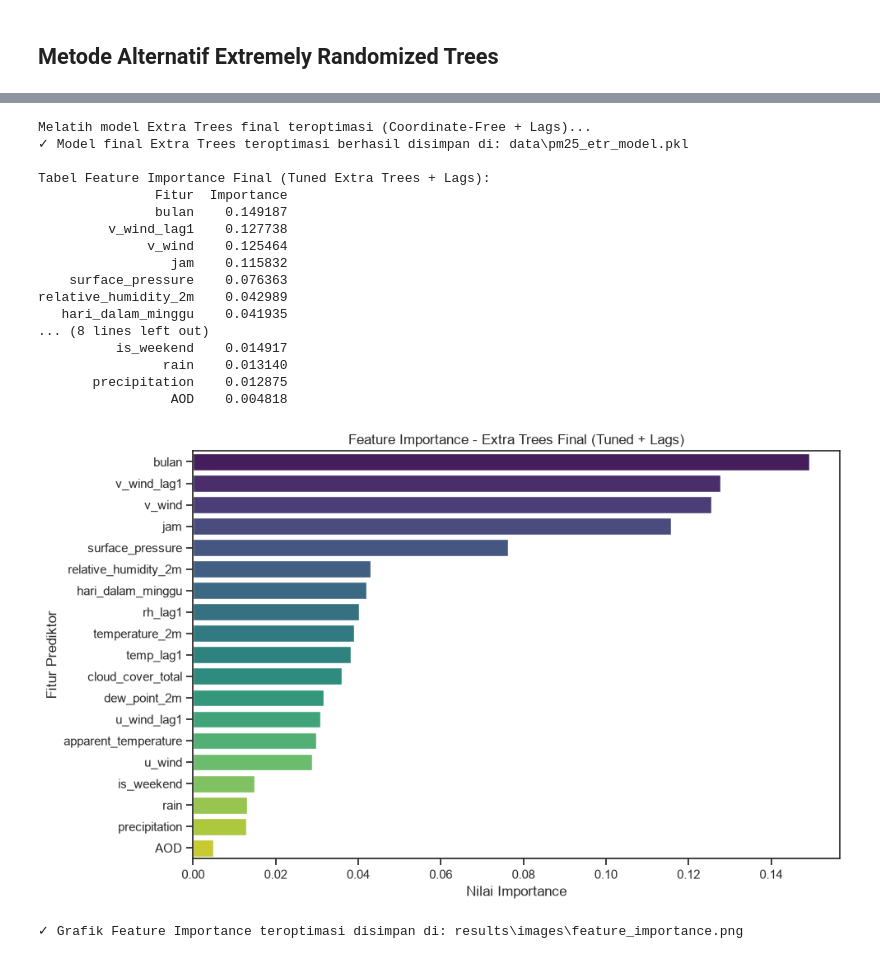
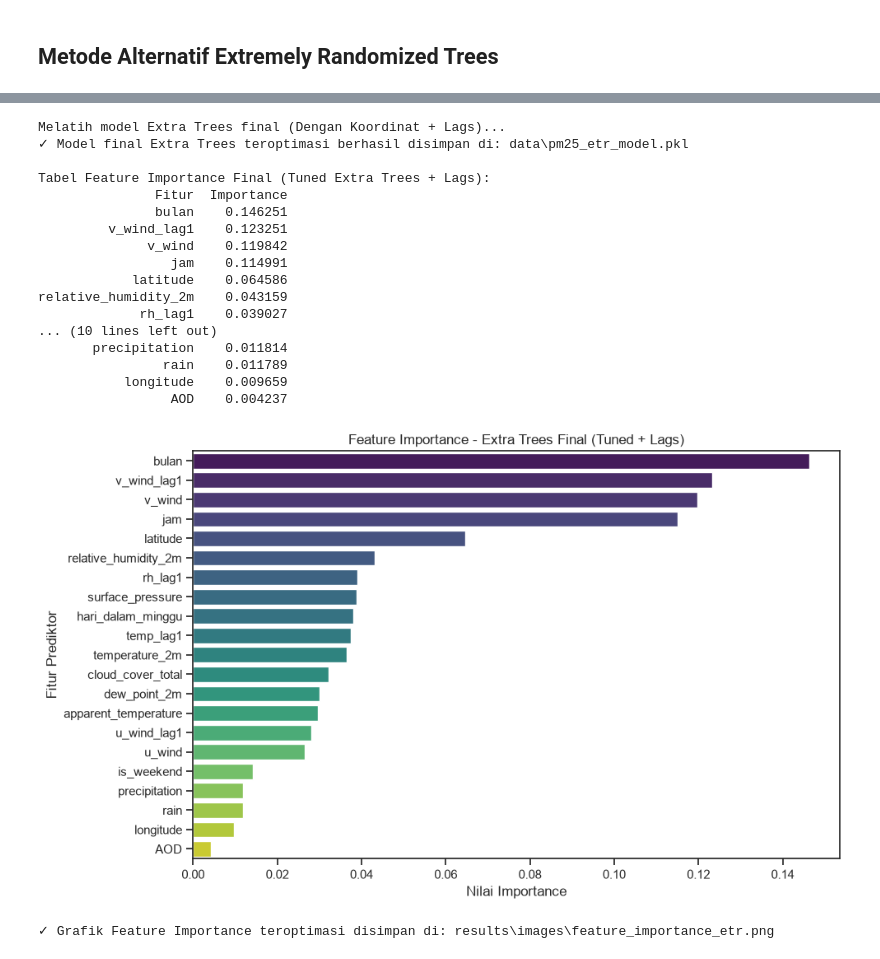
Before and after one commit to CAPS-26/spatial-pm25-estimator, a Jupyter notebook: 04_Modeling_RFR.ipynb, the cells around one changed output, grey strips where cells are left out. Cells and saved outputs as stored; diff of their text form; code cells hidden in the pictures.

```diff
--- a/04_Modeling_RFR.ipynb
+++ b/04_Modeling_RFR.ipynb
@@ -360,7 +365,7 @@ RATA-RATA GLOBAL TEROPTIMASI: R2 = 0.2320 | RMSE = 26.84 µg/m³ | MAE = 20.02
 =================================================================
 # %%
 # =================================================================
-# CELL FINAL: MELATIH MODEL EXTRA TREES TEROPTIMAL + LAG
+# CELL FINAL: MELATIH MODEL EXTRA TREES DENGAN KOORDINAT + LAGS
 # =================================================================
 from sklearn.ensemble import ExtraTreesRegressor
 import joblib
@@ -377,8 +382,9 @@ df_lag['rh_lag1'] = df_lag.groupby('stasiun')['relative_humidity_2m'].shift(1)
 # Hapus baris pertama setiap stasiun yang bernilai NaN hasil shifting
 df_lag = df_lag.dropna(subset=['v_wind_lag1', 'u_wind_lag1', 'temp_lag1', 'rh_lag1']).reset_index(drop=True)
 
-# 3. Definisikan prediktor final tanpa koordinat tetapi dengan lag cuaca
-features_with_lags = [
+# 3. Definisikan prediktor final lengkap DENGAN koordinat dan lag cuaca
+features_with_coords_lags = [
+    'latitude', 'longitude',                             # Masukkan koordinat
     'temperature_2m', 'apparent_temperature', 'relative_humidity_2m',
     'dew_point_2m', 'precipitation', 'rain', 'surface_pressure',
     'cloud_cover_total', 'u_wind', 'v_wind', 'jam', 'bulan',
@@ -387,11 +393,11 @@ features_with_lags = [
 ]
 target = 'PM2.5'
 
-# 4. Latih model final EXTRA TREES pada SELURUH data stasiun menggunakan parameter terbaik GridSearch Anda
-X_final = df_lag[features_with_lags]
+# 4. Latih model final EXTRA TREES pada SELURUH data stasiun menggunakan parameter terbaik
+X_final = df_lag[features_with_coords_lags]
 y_final = df_lag[target]
 
-print("Melatih model Extra Trees final teroptimasi (Coordinate-Free + Lags)...")
+print("Melatih model Extra Trees final (Dengan Koordinat + Lags)...")
 final_model = ExtraTreesRegressor(
     n_estimators=200,
     max_depth=None,
@@ -402,61 +408,61 @@ final_model = ExtraTreesRegressor(
 )
 final_model.fit(X_final, y_final)
 
-# 5. Simpan model terlatih ke disk (menggunakan nama file pkl lama agar sinkron dengan Phase 5)
-model_output_path = os.path.join('data', 'pm25_etr_model.pkl')
-joblib.dump(final_model, model_output_path)
-print(f"✓ Model final Extra Trees teroptimasi berhasil disimpan di: {model_output_path}")
+# 5. Simpan model terlatih ke disk (.pkl)
+etr_output_path = os.path.join('data', 'pm25_etr_model.pkl')
+joblib.dump(final_model, etr_output_path)
+print(f"✓ Model final Extra Trees teroptimasi berhasil disimpan di: {etr_output_path}")
 
 # 6. Hitung Feature Importance
 importances = final_model.feature_importances_
 indices = np.argsort(importances)[::-1]
 
 df_importance = pd.DataFrame({
-    'Fitur': [features_with_lags[i] for i in indices],
+    'Fitur': [features_with_coords_lags[i] for i in indices],
     'Importance': [importances[i] for i in indices]
 })
 
 print("\nTabel Feature Importance Final (Tuned Extra Trees + Lags):")
 print(df_importance.to_string(index=False))
 
 # 7. Visualisasikan Feature Importance (Bebas dari Warning Seaborn)
 plt.figure(figsize=(10, 6))
 sns.barplot(
     x='Importance',
     y='Fitur',
     data=df_importance,
     palette='viridis',
     hue='Fitur',          # Menghindari FutureWarning
     legend=False          # Menghindari FutureWarning
 )
 plt.title('Feature Importance - Extra Trees Final (Tuned + Lags)')
 plt.xlabel('Nilai Importance')
 plt.ylabel('Fitur Prediktor')
 plt.tight_layout()
 
 # Simpan grafik feature importance terbaru
-image_output_path = os.path.join('results', 'images', 'feature_importance.png')
+image_output_path = os.path.join('results', 'images', 'feature_importance_etr.png')
 os.makedirs(os.path.dirname(image_output_path), exist_ok=True)
 plt.savefig(image_output_path, dpi=300)
 plt.show()
 print(f"✓ Grafik Feature Importance teroptimasi disimpan di: {image_output_path}")
 # %% [output]
-Melatih model Extra Trees final teroptimasi (Coordinate-Free + Lags)...
+Melatih model Extra Trees final (Dengan Koordinat + Lags)...
 ✓ Model final Extra Trees teroptimasi berhasil disimpan di: data\pm25_etr_model.pkl
 
 Tabel Feature Importance Final (Tuned Extra Trees + Lags):
                Fitur  Importance
-               bulan    0.149187
-         v_wind_lag1    0.127738
-              v_wind    0.125464
-                 jam    0.115832
-    surface_pressure    0.076363
-relative_humidity_2m    0.042989
-   hari_dalam_minggu    0.041935
-... (8 lines left out)
-          is_weekend    0.014917
-                rain    0.013140
-       precipitation    0.012875
-                 AOD    0.004818
+               bulan    0.146251
+         v_wind_lag1    0.123251
+              v_wind    0.119842
+                 jam    0.114991
+            latitude    0.064586
+relative_humidity_2m    0.043159
+             rh_lag1    0.039027
+... (10 lines left out)
+       precipitation    0.011814
+                rain    0.011789
+           longitude    0.009659
+                 AOD    0.004237
-[figure, old version]
+[figure, new version]
-✓ Grafik Feature Importance teroptimasi disimpan di: results\images\feature_importance.png
+✓ Grafik Feature Importance teroptimasi disimpan di: results\images\feature_importance_etr.png
```
Also changed, not shown: parts of 3 cells of this notebook, 9 other files.
